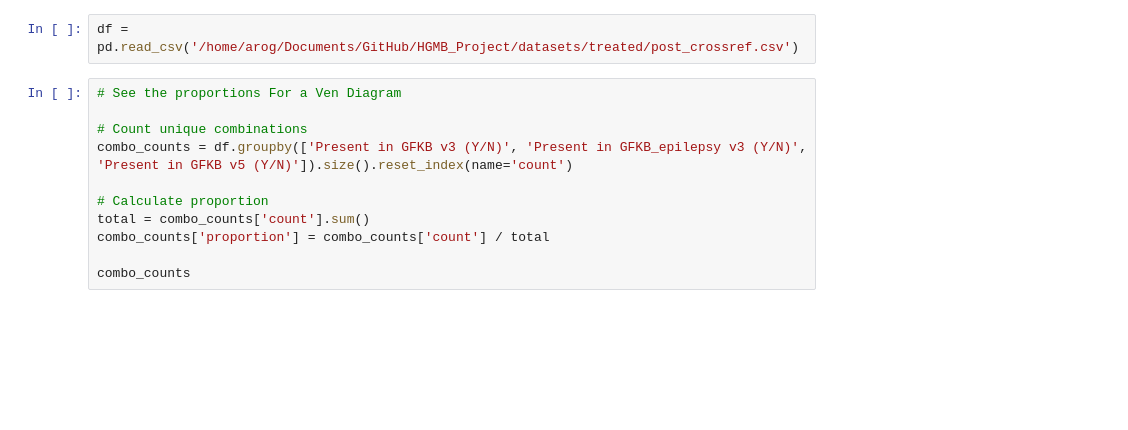
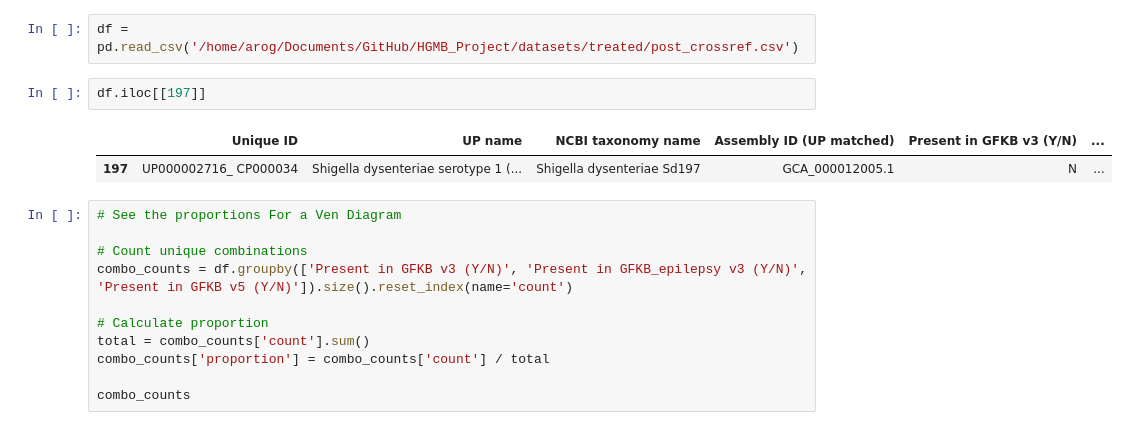
Before and after one commit to arog-bioinfo/HGMB_Project, a Jupyter notebook: datasets/post_crossref.ipynb, the cells around one changed output. Cells and saved outputs as stored; diff of their text form; blank space fills up the shorter version.

```diff
--- a/datasets/post_crossref.ipynb
+++ b/datasets/post_crossref.ipynb
@@ -5,6 +5,11 @@ import matplotlib.pyplot as plt
 from matplotlib_venn import venn3
 # %%
 df = pd.read_csv('/home/arog/Documents/GitHub/HGMB_Project/datasets/treated/post_crossref.csv')
+# %%
+df.iloc[[197]]
+# %% [output]
+|  | Unique ID | UP name | NCBI taxonomy name | Assembly ID (UP matched) | Present in GFKB v3 (Y/N) | ... |
+| 197 | UP000002716_ CP000034 | Shigella dysenteriae serotype 1 (... | Shigella dysenteriae Sd197 | GCA_000012005.1 | N | ... |
 # %%
 # See the proportions For a Ven Diagram
 
```
Also changed, not shown: parts of 7 cells of this notebook, 8 other files.
